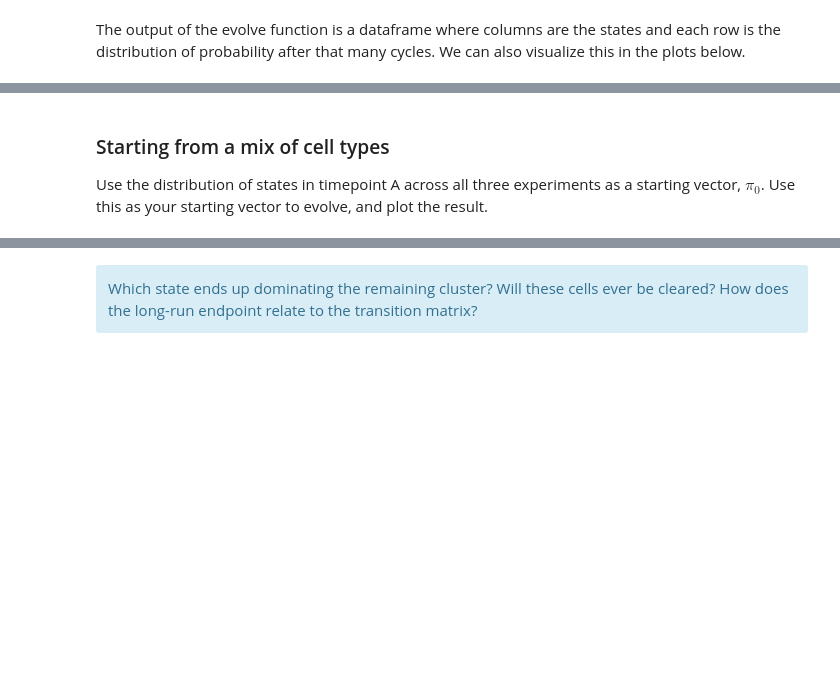
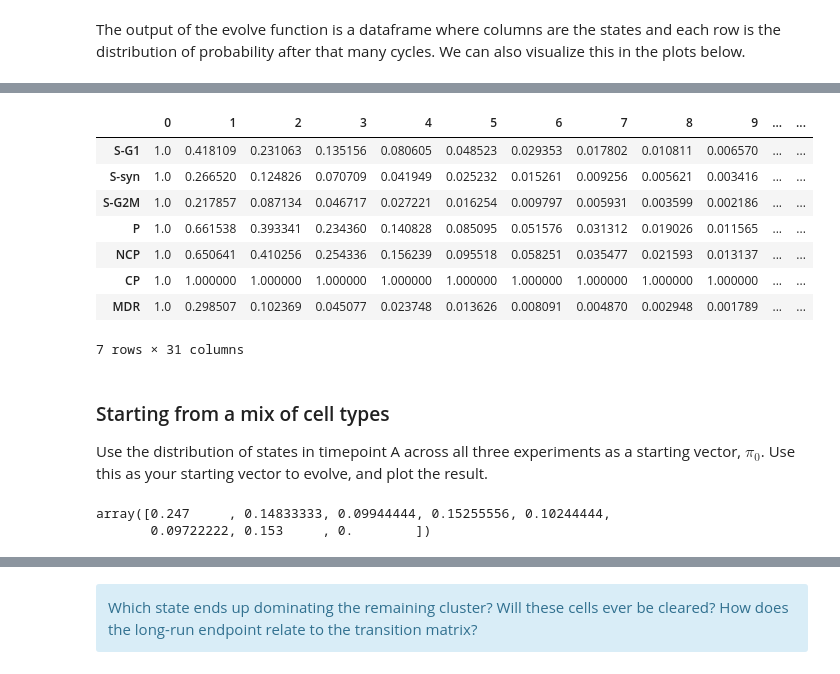
Before and after one commit to evanblizzard/uu_markov, a Jupyter notebook: lab_2/Lab09_markov_chain_cells.ipynb, the cells around one changed output, grey strips where cells are left out. Cells and saved outputs as stored; diff of their text form; code cells hidden in the pictures; blank space fills up the shorter version.

```diff
--- a/lab_2/Lab09_markov_chain_cells.ipynb
+++ b/lab_2/Lab09_markov_chain_cells.ipynb
@@ -222,3 +299,22 @@ Use code as appropriate to answer the following questions.
+# %%
+alive_table = {}
+for s in STATES:
+    traj = evolve(basis(s, P_hat), P_hat, 30)
+    alive_table[s] = 1 - traj[:, -1]
+
+alive_df = pd.DataFrame(alive_table).T
+# %%
+alive_df
+# %% [output]
+|  | 0 | 1 | 2 | 3 | 4 | 5 | 6 | 7 | 8 | 9 | ... | ... |
+| S-G1 | 1.0 | 0.418109 | 0.231063 | 0.135156 | 0.080605 | 0.048523 | 0.029353 | 0.017802 | 0.010811 | 0.006570 | ... | ... |
+| S-syn | 1.0 | 0.266520 | 0.124826 | 0.070709 | 0.041949 | 0.025232 | 0.015261 | 0.009256 | 0.005621 | 0.003416 | ... | ... |
+| S-G2M | 1.0 | 0.217857 | 0.087134 | 0.046717 | 0.027221 | 0.016254 | 0.009797 | 0.005931 | 0.003599 | 0.002186 | ... | ... |
+| P | 1.0 | 0.661538 | 0.393341 | 0.234360 | 0.140828 | 0.085095 | 0.051576 | 0.031312 | 0.019026 | 0.011565 | ... | ... |
+| NCP | 1.0 | 0.650641 | 0.410256 | 0.254336 | 0.156239 | 0.095518 | 0.058251 | 0.035477 | 0.021593 | 0.013137 | ... | ... |
+| CP | 1.0 | 1.000000 | 1.000000 | 1.000000 | 1.000000 | 1.000000 | 1.000000 | 1.000000 | 1.000000 | 1.000000 | ... | ... |
+| MDR | 1.0 | 0.298507 | 0.102369 | 0.045077 | 0.023748 | 0.013626 | 0.008091 | 0.004870 | 0.002948 | 0.001789 | ... | ... |
+7 rows × 31 columns
 # %% [markdown]
 ### Starting from a mix of cell types
 Use the distribution of states in timepoint A across all three experiments as a starting vector, $\pi_{0}$. Use this as your starting vector to evolve, and plot the result.
@@ -229,2 +325,7 @@ pi_mix = ...   # TODO: set this equal to the starting vector from timepoint A
 
 # evolve pi_mix and plot the results
+# %%
+pi_mix
+# %% [output]
+array([0.247     , 0.14833333, 0.09944444, 0.15255556, 0.10244444,
+       0.09722222, 0.153     , 0.        ])
```
Also changed, not shown: parts of 25 cells of this notebook.
